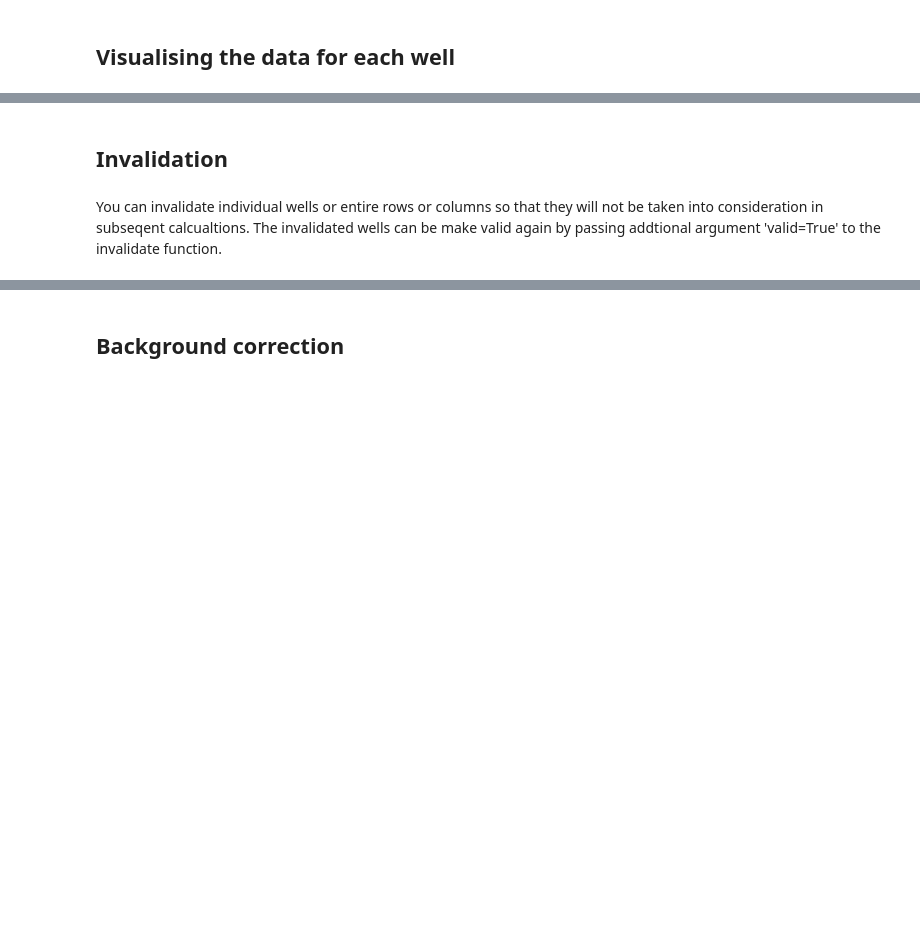
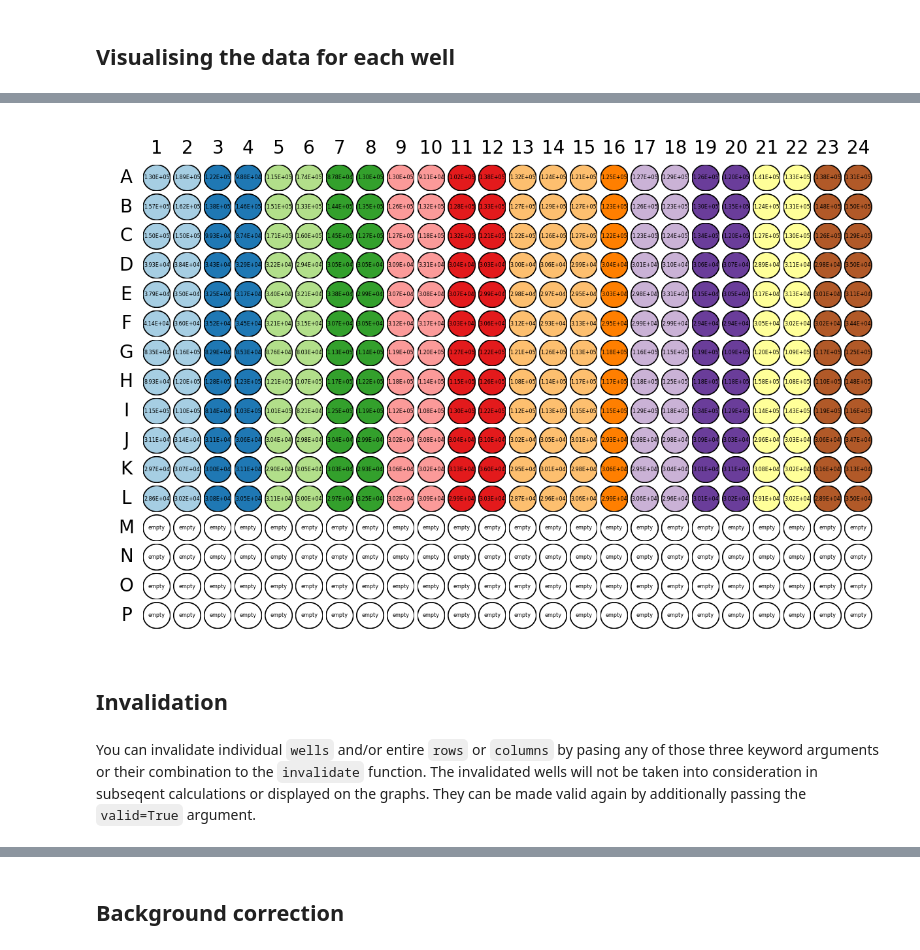
Before and after one commit to mariuszlas/fluanisotropyanalysis, a Jupyter notebook: docs/demo/example.ipynb, the cells around one changed output, grey strips where cells are left out. Drawn from its saved outputs; the diff is of its cells as text; code cells hidden in the pictures; blank space fills up the shorter version.

```diff
--- a/docs/demo/example.ipynb
+++ b/docs/demo/example.ipynb
@@ -33,5 +37,9 @@ my_data.visualise()
+# %%
+my_data.visualise(labelby=('repeat_1', 'p'), colorby='Protein Concentration')
+# %% [output]
+[figure, added]
 # %% [markdown]
 <h2>Invalidation</h2>
 # %% [markdown]
-You can invalidate individual wells or entire rows or columns so that they will not be taken into consideration in subseqent calcualtions. The invalidated wells can be make valid again by passing addtional argument 'valid=True' to the invalidate function.
+You can invalidate individual `wells` and/or entire `rows` or `columns` by pasing any of those three keyword arguments or their combination to the `invalidate` function. The invalidated wells will not be taken into consideration in subseqent calculations or displayed on the graphs. They can be made valid again by additionally passing the `valid=True` argument.
 # %%
```
Also changed, not shown: parts of 46 cells of this notebook.
